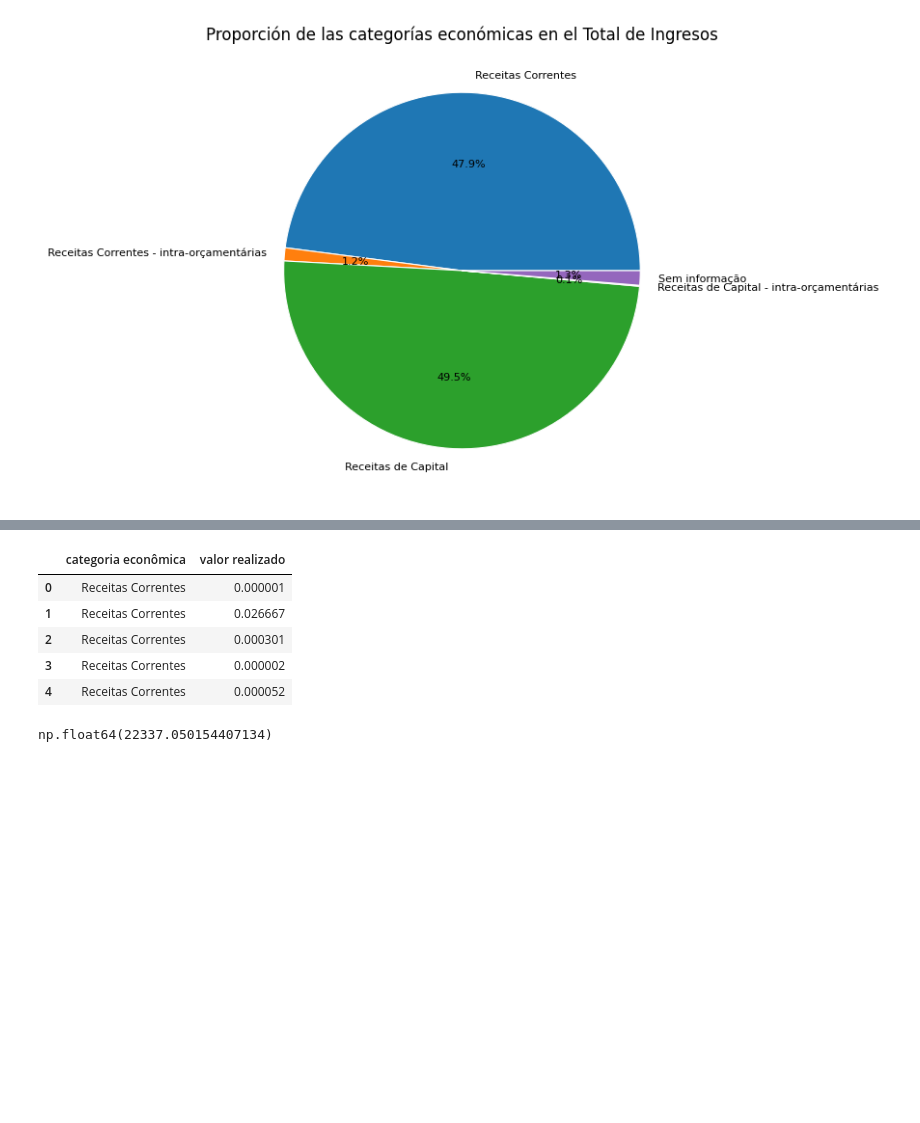
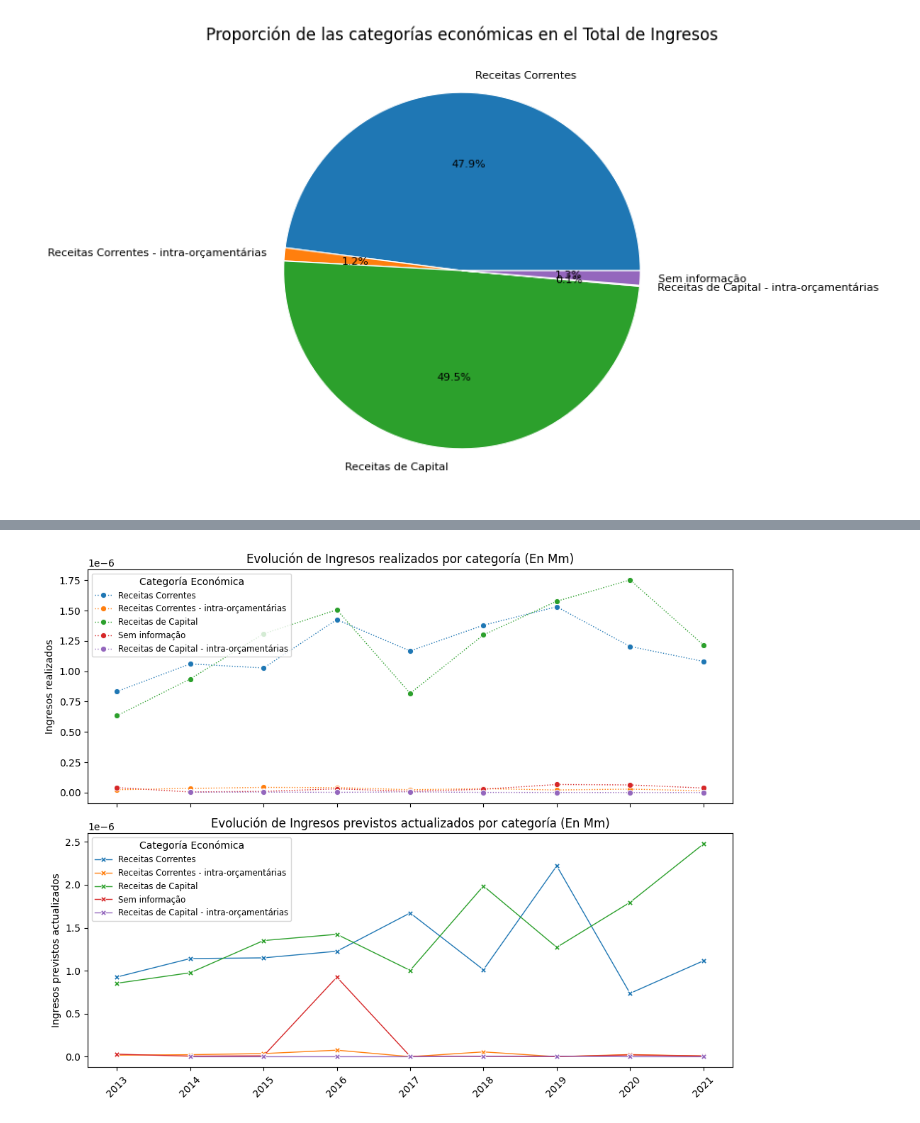
Before and after one commit to jgilsu11/Proyecto2-EDA-Ingresos-Brasil, a Jupyter notebook: EDAs individual y conjunto.ipynb, the cells around one changed output, grey strips where cells are left out. Cells and saved outputs as stored; diff of their text form; code cells hidden in the pictures; blank space fills up the shorter version.

```diff
--- a/EDAs individual y conjunto.ipynb
+++ b/EDAs individual y conjunto.ipynb
@@ -944,5 +950,5 @@ df_prueba ### se ha recibido menos (subejecución) o más (sobre ejecución)
 # Por_cat_ano= dfcompletasinNan.groupby(["categoria econômica", "ano exercício"])[["valor previsto atualizado", "valor lançado", "valor realizado"]].sum()
 # Por_cat_ano
 # %%
-# Por_ano_cat= dfcompletasinNan.groupby(["ano exercício", "categoria econômica"])[["valor previsto atualizado", "valor lançado", "valor realizado"]].sum()
-# Por_ano_cat
+Por_ano_cat= dfcompletasinNan.groupby(["ano exercício", "categoria econômica"])[["valor previsto atualizado", "valor lançado", "valor realizado"]].sum()
+Por_ano_cat
@@ -1000,13 +1033,22 @@ Passing `palette` without assigning `hue` is deprecated and will be removed in v
-# %%
-dfcompletasinNan[["categoria econômica","valor realizado"]].head()
-# %% [output]
-|  | categoria econômica | valor realizado |
-| 0 | Receitas Correntes | 0.000001 |
-| 1 | Receitas Correntes | 0.026667 |
-| 2 | Receitas Correntes | 0.000301 |
-| 3 | Receitas Correntes | 0.000002 |
-| 4 | Receitas Correntes | 0.000052 |
-# %%
-dfcompletasinNan["valor realizado"].sum()
-# %% [output]
-np.float64(22337.050154407134)
+# %%
+fig,axes = plt.subplots(nrows= 2, ncols= 1, figsize= (10,8), sharex= True)
+sns.lineplot(x="ano exercício", y="valor realizado", hue='categoria econômica', data=Por_ano_cat, linewidth = 1, linestyle = "dotted", marker = "o", ax= axes[0])
+axes[0].set_title('Evolución de Ingresos realizados por categoría (En Mm)')
+plt.xticks(rotation=45)
+axes[0].set_xlabel('')
+axes[0].set_ylabel('Ingresos realizados')
+
+
+axes[0].legend(title='Categoría Económica', fontsize='small', title_fontsize='medium')
+
+
+
+sns.lineplot(x="ano exercício", y="valor previsto atualizado", hue='categoria econômica', data=Por_ano_cat, linewidth = 1, marker = "X",ax= axes[1])
+axes[1].set_title('Evolución de Ingresos previstos actualizados por categoría (En Mm)')
+plt.xticks(rotation=45)
+axes[1].set_xlabel('')
+axes[1].set_ylabel('Ingresos previstos actualizados')
+axes[1].legend(title='Categoría Económica', fontsize='small', title_fontsize='medium')
+plt.tight_layout();
+# %% [output]
+[figure, added]
```
Also changed, not shown: parts of 6 cells of this notebook.
